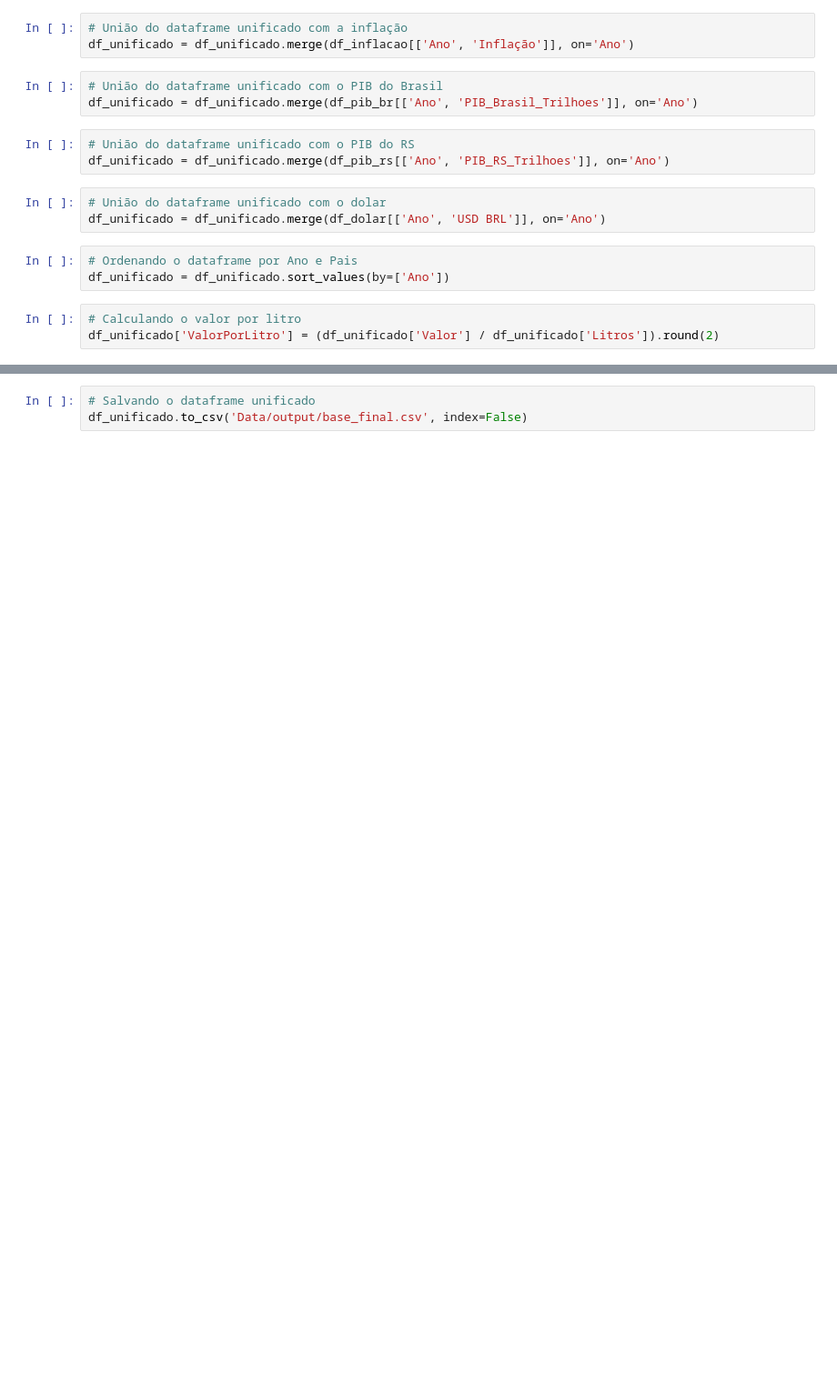
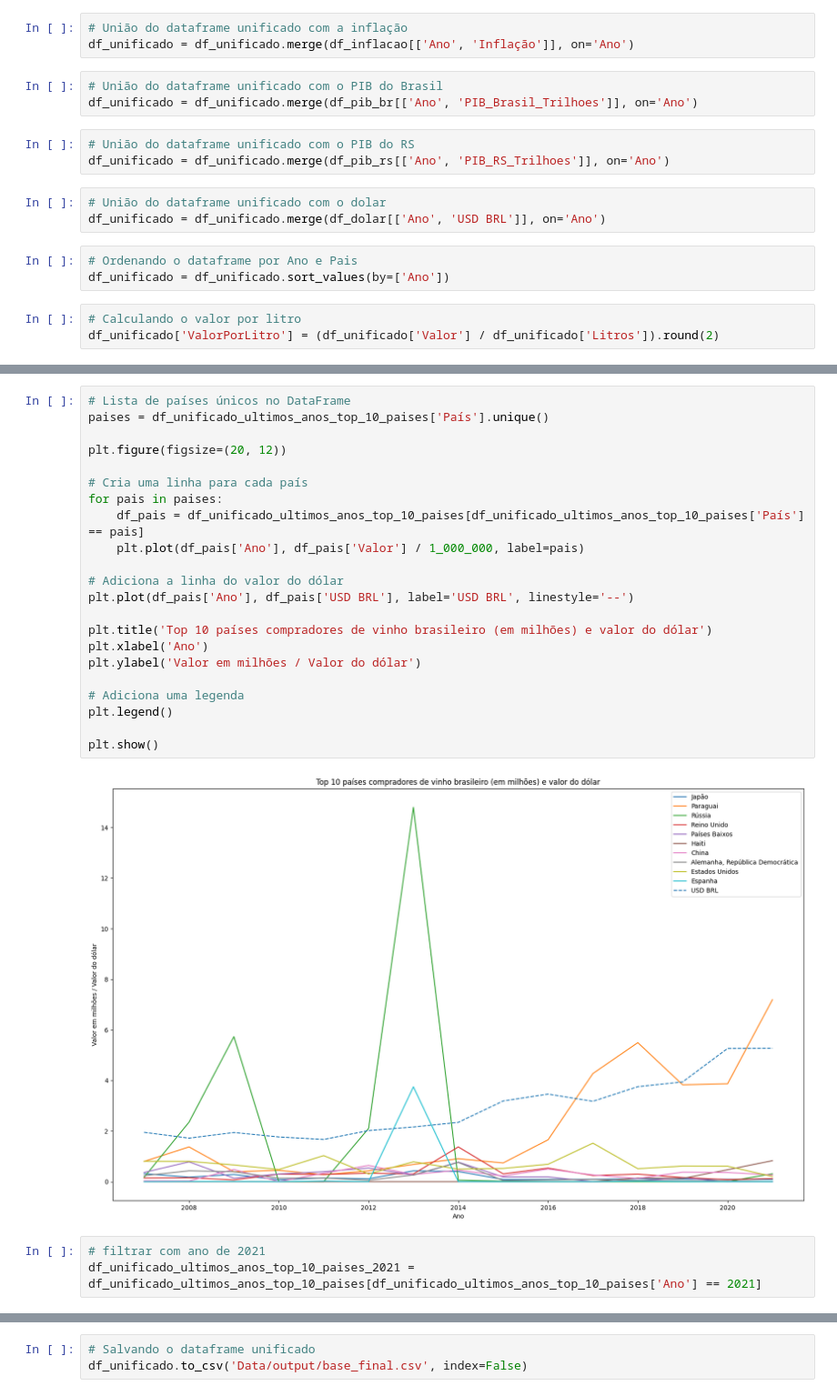
Before and after one commit to TSANTOSLIVE/PROJETO, a Jupyter notebook: main.ipynb, the cells around one changed output, grey strips where cells are left out. Shown: that part at 91% size. Cells and saved outputs as stored; diff of their text form; blank space fills up the shorter version.

```diff
--- a/main.ipynb
+++ b/main.ipynb
@@ -68,0 +144,27 @@ df_unificado.iloc[0:500]
+# %%
+# Lista de países únicos no DataFrame
+paises = df_unificado_ultimos_anos_top_10_paises['País'].unique()
+
+plt.figure(figsize=(20, 12))
+
+# Cria uma linha para cada país
+for pais in paises:
+    df_pais = df_unificado_ultimos_anos_top_10_paises[df_unificado_ultimos_anos_top_10_paises['País'] == pais]
+    plt.plot(df_pais['Ano'], df_pais['Valor'] / 1_000_000, label=pais)
+
+# Adiciona a linha do valor do dólar
+plt.plot(df_pais['Ano'], df_pais['USD BRL'], label='USD BRL', linestyle='--')
+
+plt.title('Top 10 países compradores de vinho brasileiro (em milhões) e valor do dólar')
+plt.xlabel('Ano')
+plt.ylabel('Valor em milhões / Valor do dólar')
+
+# Adiciona uma legenda
+plt.legend()
+
+plt.show()
+# %% [output]
+[figure, added]
+# %%
+# filtrar com ano de 2021
+df_unificado_ultimos_anos_top_10_paises_2021 = df_unificado_ultimos_anos_top_10_paises[df_unificado_ultimos_anos_top_10_paises['Ano'] == 2021]
```
Also changed, not shown: parts of 11 cells of this notebook, 7 other files.
